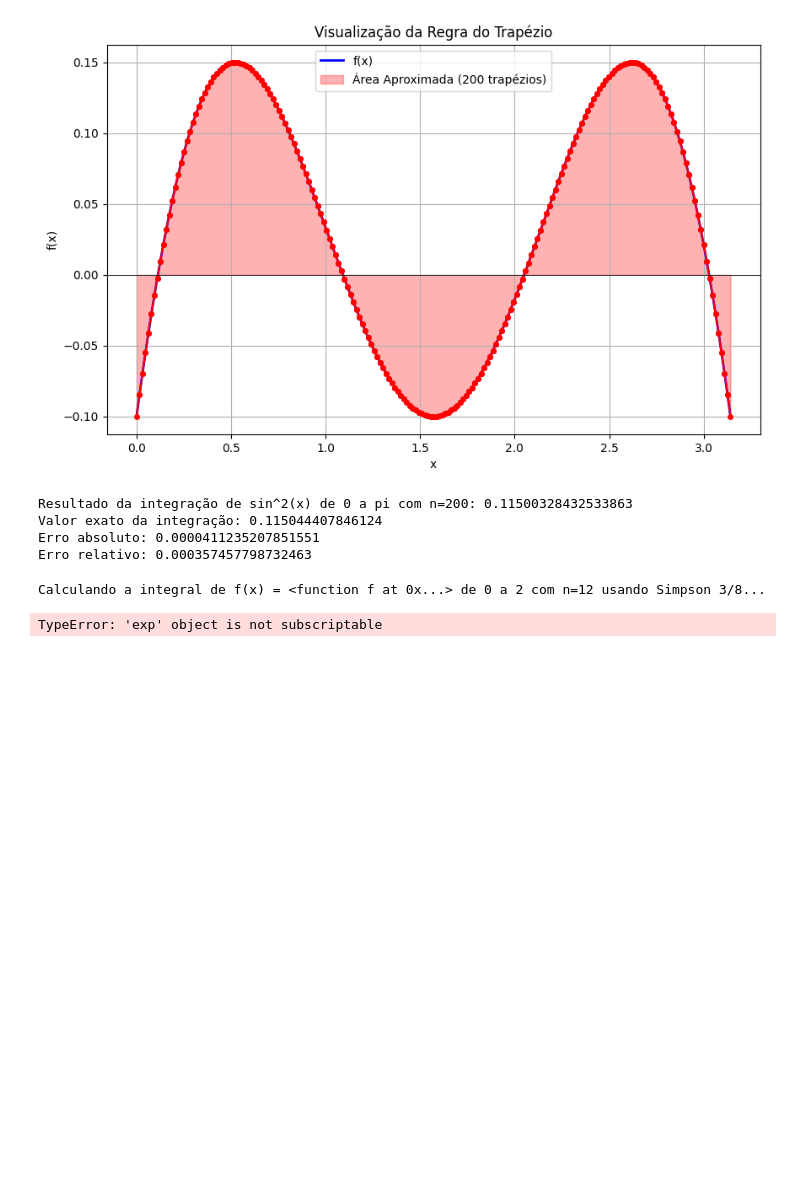
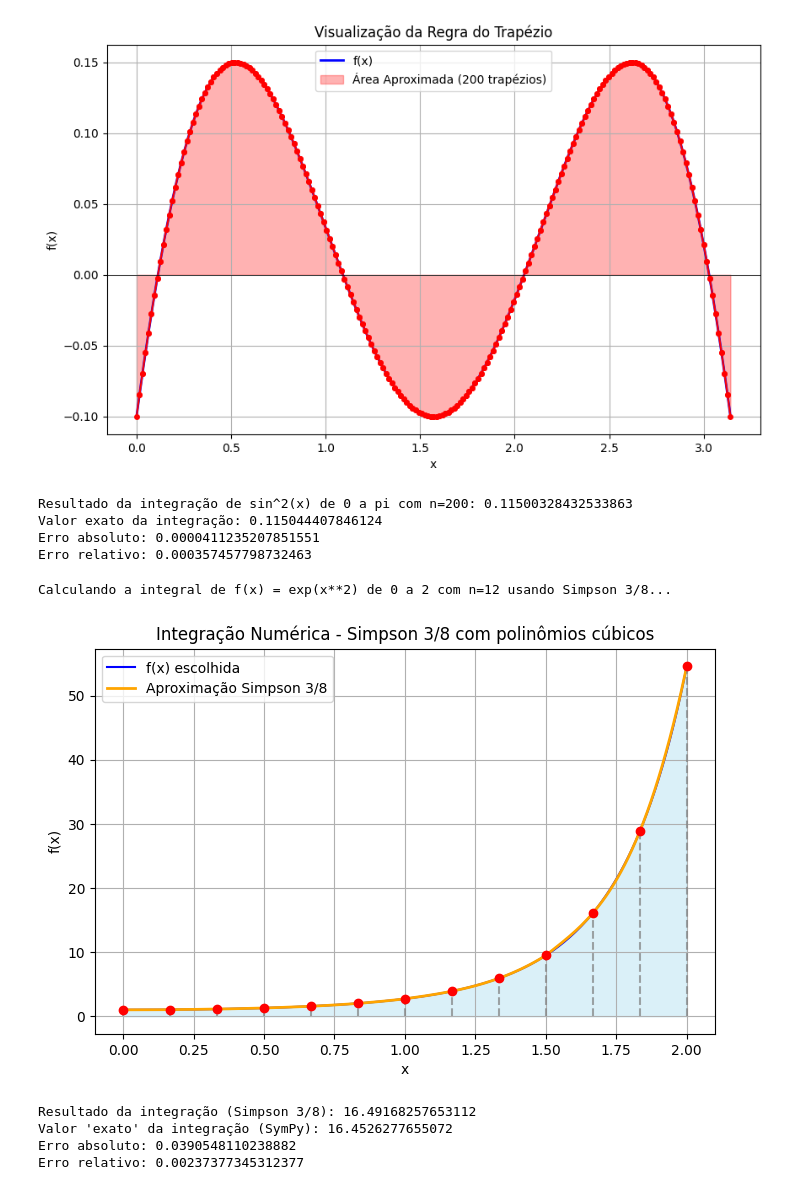
Before and after one commit to Mateus-Band/CB2325NumericaG07, a Jupyter notebook: notebooks_demos/integracao_demo.ipynb, the cells around one changed output. Saved outputs shown, nothing was run; the diff lists cells and outputs as text; code cells hidden in the pictures; blank space fills up the shorter version.

Commit message:
arrumei o erro de de misturar funcao simbolica(sympy) com calculo numerico(numpy) no simpson_38

```diff
--- a/notebooks_demos/integracao_demo.ipynb
+++ b/notebooks_demos/integracao_demo.ipynb
@@ -60,27 +60,54 @@ Valor exato da integração: 0.115044407846124
 Erro absoluto: 0.0000411235207851551
 Erro relativo: 0.000357457798732463
 # %%
+import sympy as sp
+import numpy as np
+
+# --- 1. Definição Simbólica (para SymPy) ---
 x = sp.Symbol('x')
-def f(x):
-    return sp.exp(-x**2)
+# Esta é a EXPRESSÃO simbólica para o cálculo exato
+f_simbolica = sp.exp(x**2)
 
+# --- 2. Definição Numérica (para Simpson 3/8) ---
+def f_numerica(x_val):
+    # Esta é a FUNÇÃO numérica, que usa np.exp do NumPy
+    # para retornar valores numéricos (floats ou arrays)
+    return np.exp(x_val**2)
+
+# --- Parâmetros ---
 a = 0
 b = 2
 n = 12
 
-print(f"Calculando a integral de f(x) = {f} de {a} a {b} com n={n} usando Simpson 3/8...")
+# Use a expressão simbólica no print para mostrar a fórmula correta
+print(f"Calculando a integral de f(x) = {f_simbolica} de {a} a {b} com n={n} usando Simpson 3/8...")
 
-resultado = integral_simpson38(f, a, b, n, plotar=True)
+# --- Cálculo Numérico ---
+# Use a FUNÇÃO NUMÉRICA (f_numerica) aqui.
+# OBS: As linhas abaixo estão comentadas porque 'integral_simpson38',
+# 'erro_absoluto', e 'erro_relativo' não foram definidas neste script.
+# Você deve descomentá-las quando tiver essas funções disponíveis/importadas.
+
+resultado = integral_simpson38(f_numerica, a, b, n, plotar=True)
 print(f"Resultado da integração (Simpson 3/8): {resultado}")
 
-valor_exato = sp.integrate(f, (x, a, b))
+
+# --- Cálculo Simbólico (Exato) ---
+# Use a EXPRESSÃO SIMBÓLICA (f_simbolica) aqui.
+valor_exato = sp.integrate(f_simbolica, (x, a, b))
 valor_exato_num = valor_exato.evalf()
 print(f"Valor 'exato' da integração (SymPy): {valor_exato_num}")
 
+# --- Cálculo de Erro ---
+# (Também comentado, pois depende da variável 'resultado')
 erro_abs = erro_absoluto(valor_exato_num, resultado)
 print(f"Erro absoluto: {erro_abs}")
 erro_rel = erro_relativo(valor_exato_num, resultado)
 print(f"Erro relativo: {erro_rel}")
 # %% [output]
-Calculando a integral de f(x) = <function f at 0x...> de 0 a 2 com n=12 usando Simpson 3/8...
+Calculando a integral de f(x) = exp(x**2) de 0 a 2 com n=12 usando Simpson 3/8...
+[figure, added]
-TypeError: 'exp' object is not subscriptable
+Resultado da integração (Simpson 3/8): 16.49168257653112
+Valor 'exato' da integração (SymPy): 16.4526277655072
+Erro absoluto: 0.0390548110238882
+Erro relativo: 0.00237377345312377
```
Also changed, not shown: parts of 1 cell of this notebook, 1 other file.
